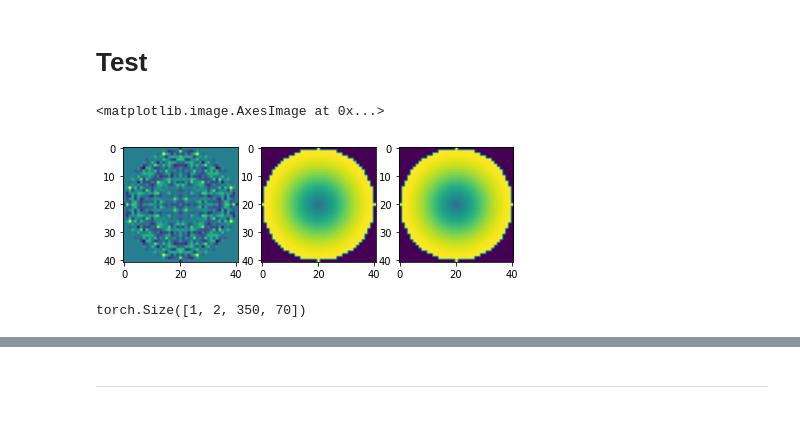
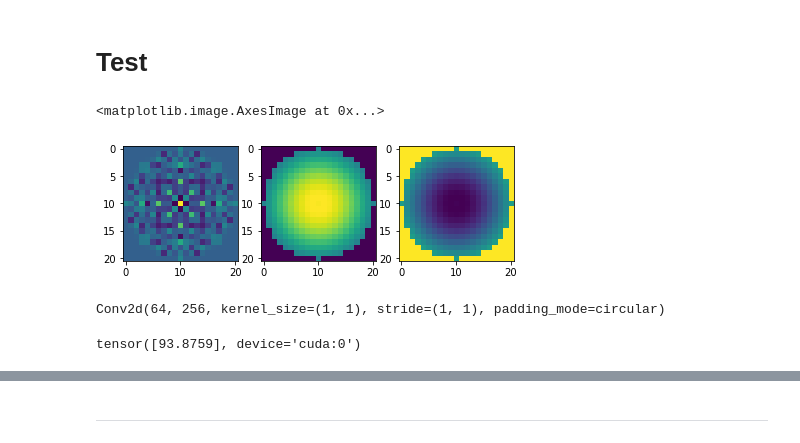
Before and after one commit to heysoos/neuralart, a Jupyter notebook: notebooks/NCA_pygame.ipynb, the cells around one changed output, grey strips where cells are left out. Saved outputs shown, nothing was run; the diff lists cells and outputs as text; code cells hidden in the pictures.

```diff
--- a/notebooks/NCA_pygame.ipynb
+++ b/notebooks/NCA_pygame.ipynb
@@ -82,27 +82,32 @@ def WHEEL_permute(cdim_order, direction):
 # %% [markdown]
 # Test
 # %%
-CHANNELS=12 # number of channels in grid
-FILTERS=15 # number of filters per channel
-HIDDEN=128 # number of hidden neurons
+CHANNELS=16 # number of channels in grid
+FILTERS=64 # number of filters per channel
+HIDDEN=256 # number of hidden neurons
 
-RADIUS=20 # radius if kernel
-KCENTER=1.0 # radius of gaussian ring
+RADIUS=10 # radius if kernel
+KCENTER=0.1 # radius of gaussian ring
 KSMOOTH=1. # gaussian smoothing
 OUTR=1. # outer ring of kernel
-INR=0 # inner ring of kernel
-GAMP=.1 # growth kernel amplitude
+INR=0.  # inner ring of kernel
+GAMP=-0.1 # growth kernel amplitude
 
 
 ca = CA(CHANNELS=CHANNELS, FILTERS=FILTERS, HIDDEN=HIDDEN,
         RADIUS=RADIUS, KCENTER=KCENTER, KSMOOTH=KSMOOTH, OUTR=OUTR, INR=INR, GAMP=GAMP).cuda()
 
+
 fig, ax = plt.subplots(1, 3, figsize=(7, 2.5))
 ax[0].imshow(totalistic(ca.rule.filter1 * ca.rule.decay_kernel)[0, 0, :, :].cpu().detach().numpy())
 ax[1].imshow(ca.rule.decay_kernel.cpu().detach().numpy())
 ax[2].imshow(ca.rule.growth_kernel.cpu().detach().numpy())
 # %% [output]
 <matplotlib.image.AxesImage at 0x...>
-[figure, old version]
+[figure, new version]
+# %%
+ca.rule.filter2
+# %% [output]
+Conv2d(64, 256, kernel_size=(1, 1), stride=(1, 1), padding_mode=circular)
 # %%
 # brush properties
@@ -239,7 +260,7 @@ pygame.quit()git sttus
-# %%
-state[:, [0, 3], :, :].shape
-# %% [output]
-torch.Size([1, 2, 350, 70])
+# %%
+torch.cuda.FloatTensor([-127. * np.sin(ticker / 10.)])
+# %% [output]
+tensor([93.8759], device='cuda:0')
 # %%
 plt.hist(state.cpu().detach().numpy().reshape(-1))
 # %% [output]
```
Also changed, not shown: parts of 16 cells of this notebook, 4 other files.
